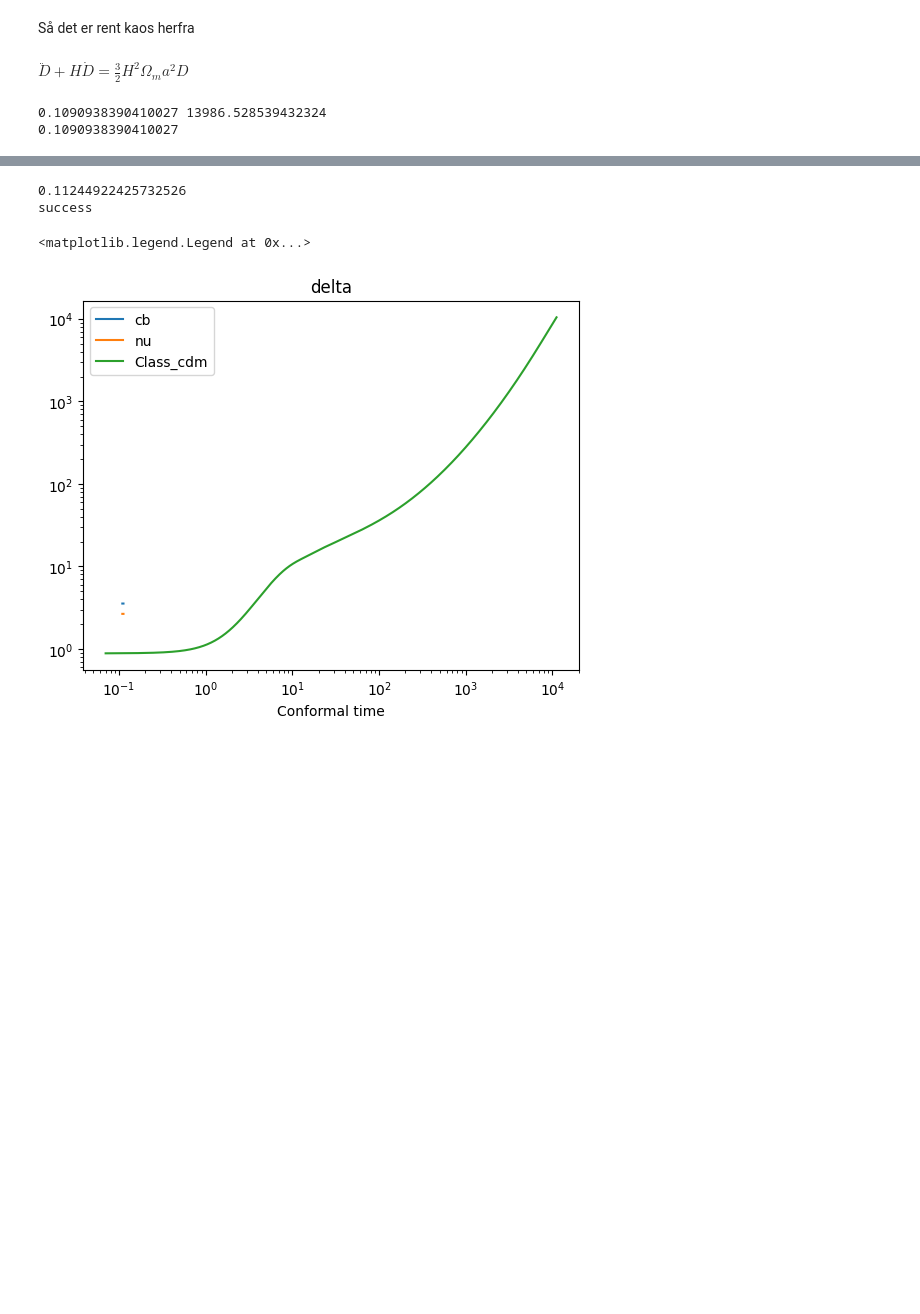
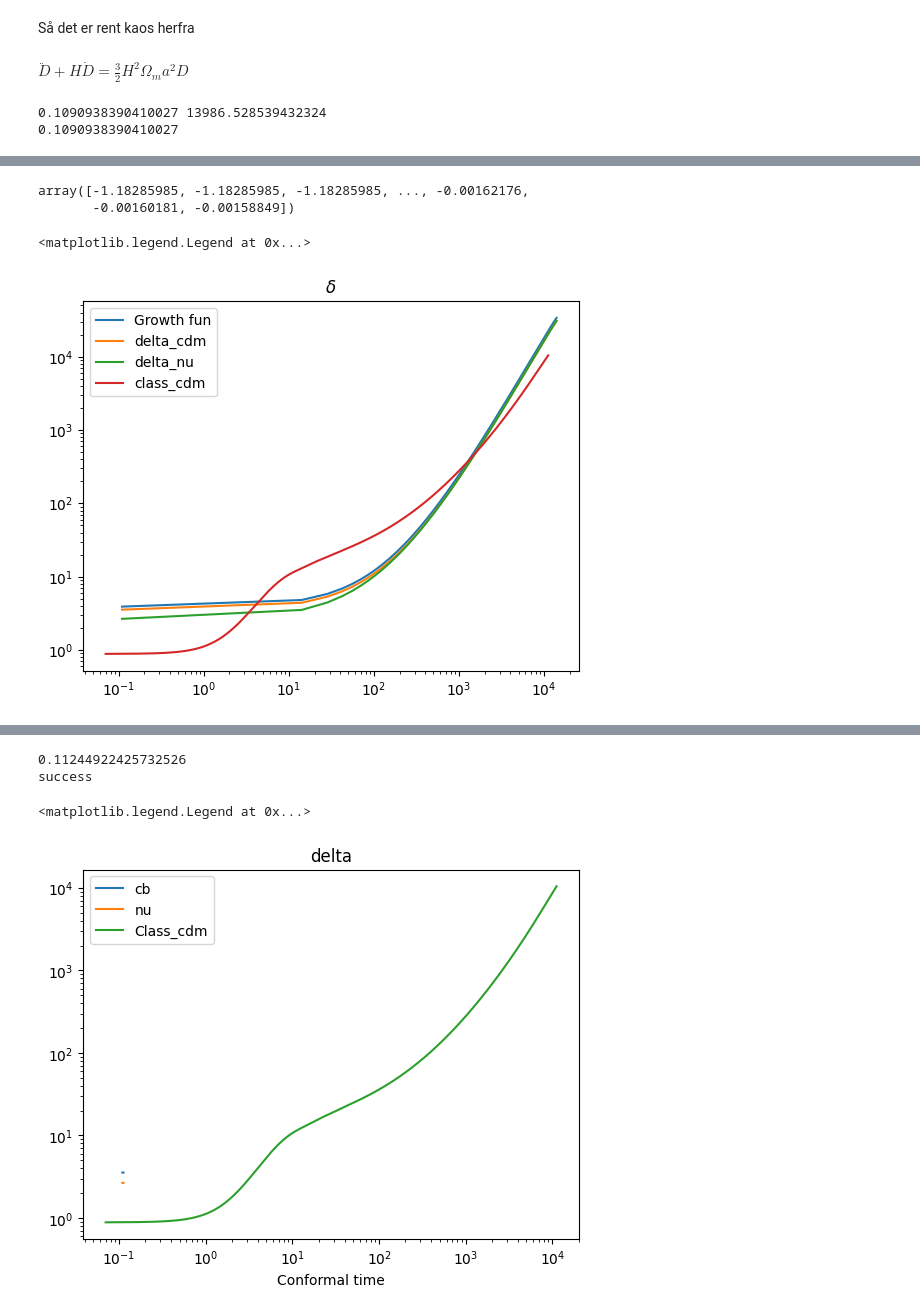
Before and after one commit to eriksteenberg/Grim-kode, a Jupyter notebook: Class shenanigens.ipynb, the cells around one changed output, grey strips where cells are left out. Drawn from its saved outputs; the diff is of its cells as text; code cells hidden in the pictures; blank space fills up the shorter version.

```diff
--- a/Class shenanigens.ipynb
+++ b/Class shenanigens.ipynb
@@ -30,3 +30,6 @@ dict_keys(['z', 'proper time [Gyr]', 'conf. time [Mpc]', 'H [1/Mpc]', 'comov. di
 [<matplotlib.lines.Line2D at 0x...>]
 [figure]
 [figure]
+# %%
+H = bg["H [1/Mpc]"]
+print(H)
@@ -88,0 +161,23 @@ print(tau0)
+# %%
+delta
+# %% [output]
+array([-1.18285985, -1.18285985, -1.18285985, ..., -0.00162176,
+       -0.00160181, -0.00158849])
+# %%
+#print(a)
+#print(D_dt)
+#print(D)
+theta = - D_dt / D  * delta_cb_0
+plt.loglog(tau,-1.1*D, label="Growth fun")
+plt.loglog(tau,-delta_cb,label="delta_cdm")
+plt.loglog(tau,-delta_nu,label="delta_nu")
+plt.loglog(pts0['tau [Mpc]'],-pts0['delta_' + "cdm"],label="class_cdm")
+
+#print(a)
+plt.title(r"$\delta$")
+plt.legend()
+#print(sol.y)
+#plt.xlim([1e3,1e4])
+# %% [output]
+<matplotlib.legend.Legend at 0x...>
+[figure, added]
```
Also changed, not shown: parts of 5 cells of this notebook.
